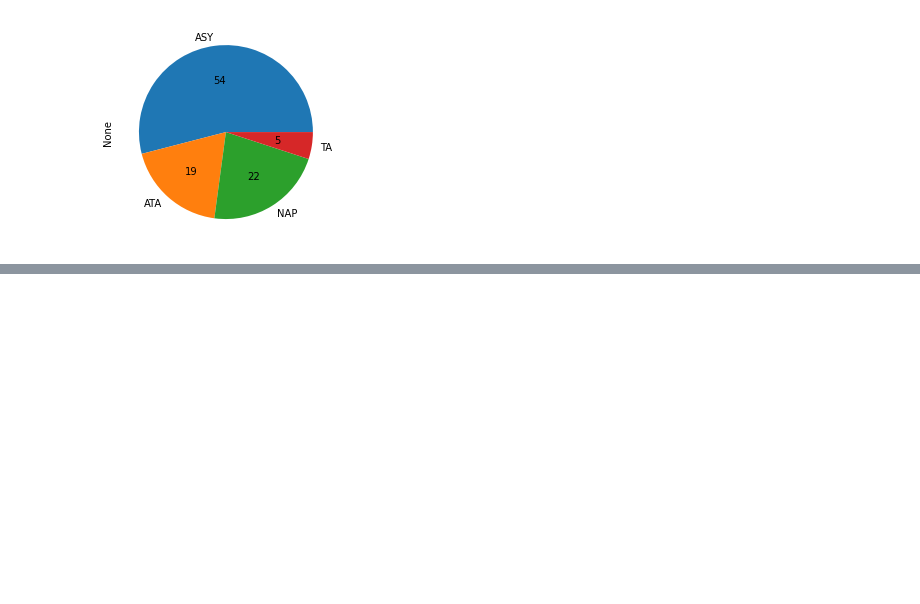
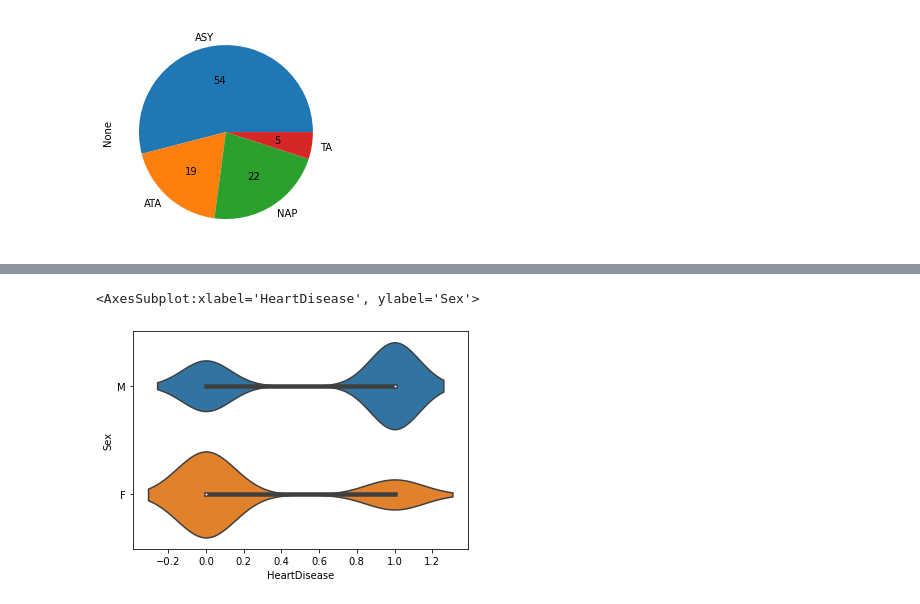
Before and after one commit to AbhishekWaghchaure/PythonBootCamp, a Jupyter notebook: DataVisualization/HeartDisease -Exploratory Data Analysis.ipynb, the cells around one changed output, grey strips where cells are left out. Saved outputs shown, nothing was run; the diff lists cells and outputs as text; code cells hidden in the pictures; blank space fills up the shorter version.

Commit message:
Exploratory Data Analysis Violin plot

```diff
--- a/DataVisualization/HeartDisease -Exploratory Data Analysis.ipynb
+++ b/DataVisualization/HeartDisease -Exploratory Data Analysis.ipynb
@@ -100,0 +112,5 @@ df.groupby(['ChestPainType']).size().plot(kind = 'pie', autopct ='%.0f')
+# %%
+sns.violinplot(y = df['Sex'], x = df['HeartDisease'])
+# %% [output]
+<AxesSubplot:xlabel='HeartDisease', ylabel='Sex'>
+[figure, added]
```
Also changed, not shown: parts of 3 cells of this notebook, 2 other files.
